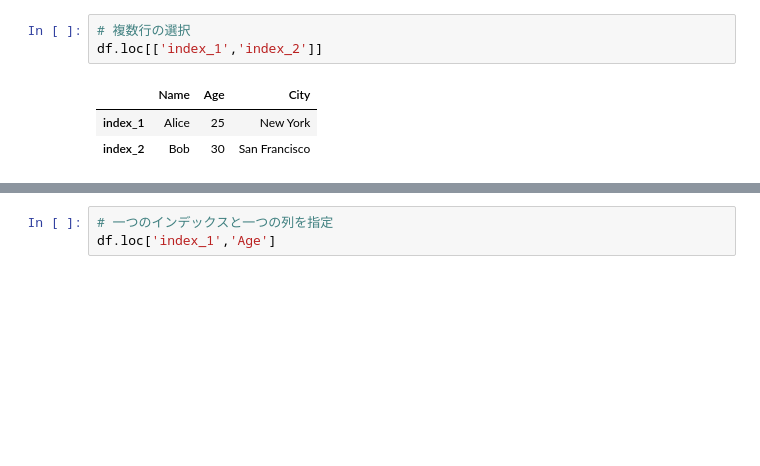
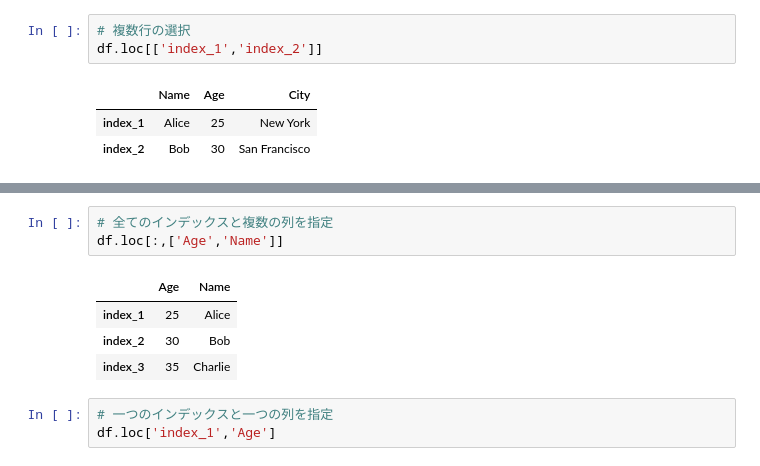
Before and after one commit to gmoriki/C4RA-Python-Tutorials, a Jupyter notebook: 0609/0609_Tutorial.ipynb, the cells around one changed output, grey strips where cells are left out. Cells and saved outputs as stored; diff of their text form; blank space fills up the shorter version.

```diff
--- a/0609/0609_Tutorial.ipynb
+++ b/0609/0609_Tutorial.ipynb
@@ -148,3 +142,11 @@ Name: Age, dtype: int64
+# %%
+# 全てのインデックスと複数の列を指定
+df.loc[:,['Age','Name']]
+# %% [output]
+|  | Age | Name |
+| index_1 | 25 | Alice |
+| index_2 | 30 | Bob |
+| index_3 | 35 | Charlie |
 # %%
 # 一つのインデックスと一つの列を指定
 df.loc['index_1','Age']
```
Also changed, not shown: parts of 14 cells of this notebook.
